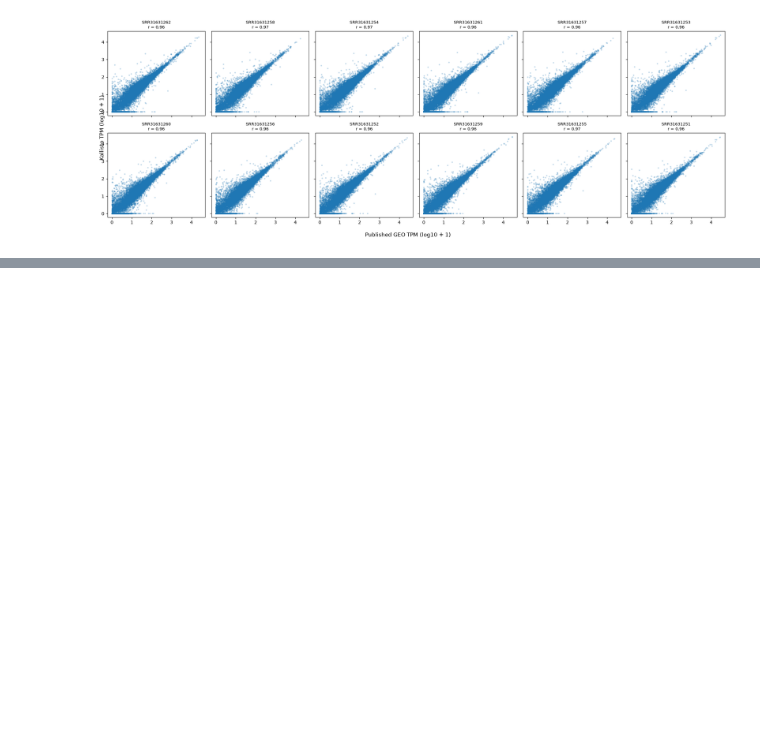
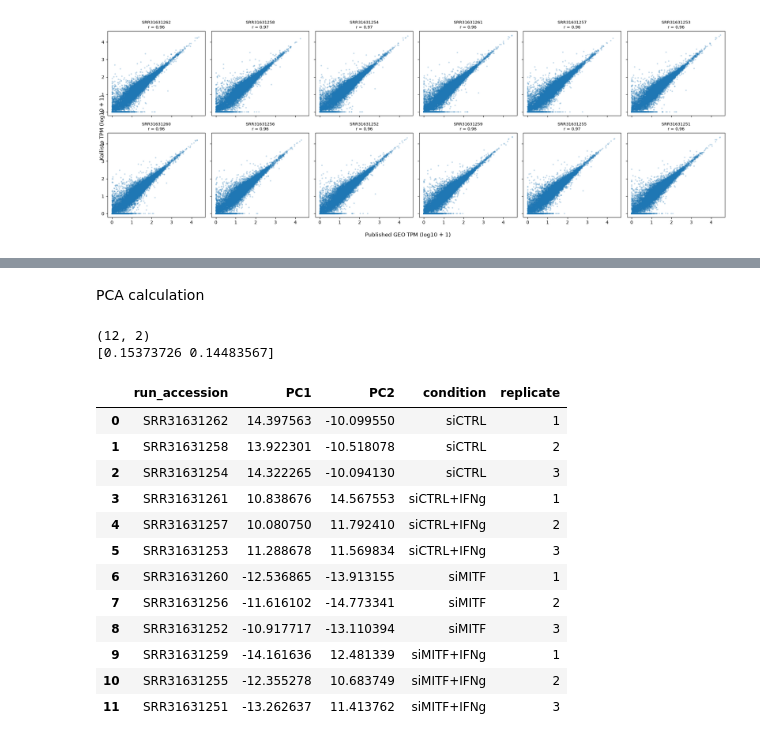
Before and after one commit to SvavaDa/GSE283655_project, a Jupyter notebook: GSE283655-simplified-data.ipynb, the cells around one changed output, grey strips where cells are left out. Cells and saved outputs as stored; diff of their text form; code cells hidden in the pictures; blank space fills up the shorter version.

```diff
--- a/GSE283655-simplified-data.ipynb
+++ b/GSE283655-simplified-data.ipynb
@@ -876,0 +921,9 @@ plt.show()
+# %%
+pca_matrix = gene_tpm_all.set_index("gene_id")
+
+pca_matrix = np.log10(pca_matrix + 1)
+
+pca_input = pca_matrix.T
+
+print(pca_input.shape)
+pca_input.head()
@@ -876,0 +939,52 @@ plt.show()
+# %%
+pca_matrix = gene_tpm_all.set_index("gene_id")
+pca_matrix = np.log10(pca_matrix + 1)
+pca_input = pca_matrix.T
+# %% [markdown]
+PCA calculation
+# %%
+from sklearn.decomposition import PCA
+
+pca = PCA(n_components=2)
+
+pca_scores = pca.fit_transform(pca_input)
+
+print(pca_scores.shape)
+print(pca.explained_variance_ratio_)
+# %% [output]
+(12, 2)
+[0.15373726 0.14483567]
+# %%
+pca_df = pd.DataFrame(
+    pca_scores,
+    columns=["PC1", "PC2"],
+    index=pca_input.index
+)
+
+pca_df = pca_df.reset_index().rename(
+    columns={"index": "run_accession"}
+)
+
+pca_df = pca_df.merge(
+    samples[
+        ["run_accession", "condition", "replicate"]
+    ],
+    on="run_accession",
+    how="left"
+)
+
+pca_df
+# %% [output]
+|  | run_accession | PC1 | PC2 | condition | replicate |
+| 0 | SRR31631262 | 14.397563 | -10.099550 | siCTRL | 1 |
+| 1 | SRR31631258 | 13.922301 | -10.518078 | siCTRL | 2 |
+| 2 | SRR31631254 | 14.322265 | -10.094130 | siCTRL | 3 |
+| 3 | SRR31631261 | 10.838676 | 14.567553 | siCTRL+IFNg | 1 |
+| 4 | SRR31631257 | 10.080750 | 11.792410 | siCTRL+IFNg | 2 |
+| 5 | SRR31631253 | 11.288678 | 11.569834 | siCTRL+IFNg | 3 |
+| 6 | SRR31631260 | -12.536865 | -13.913155 | siMITF | 1 |
+| 7 | SRR31631256 | -11.616102 | -14.773341 | siMITF | 2 |
+| 8 | SRR31631252 | -10.917717 | -13.110394 | siMITF | 3 |
+| 9 | SRR31631259 | -14.161636 | 12.481339 | siMITF+IFNg | 1 |
+| 10 | SRR31631255 | -12.355278 | 10.683749 | siMITF+IFNg | 2 |
+| 11 | SRR31631251 | -13.262637 | 11.413762 | siMITF+IFNg | 3 |
```
Also changed, not shown: parts of 4 cells of this notebook.
